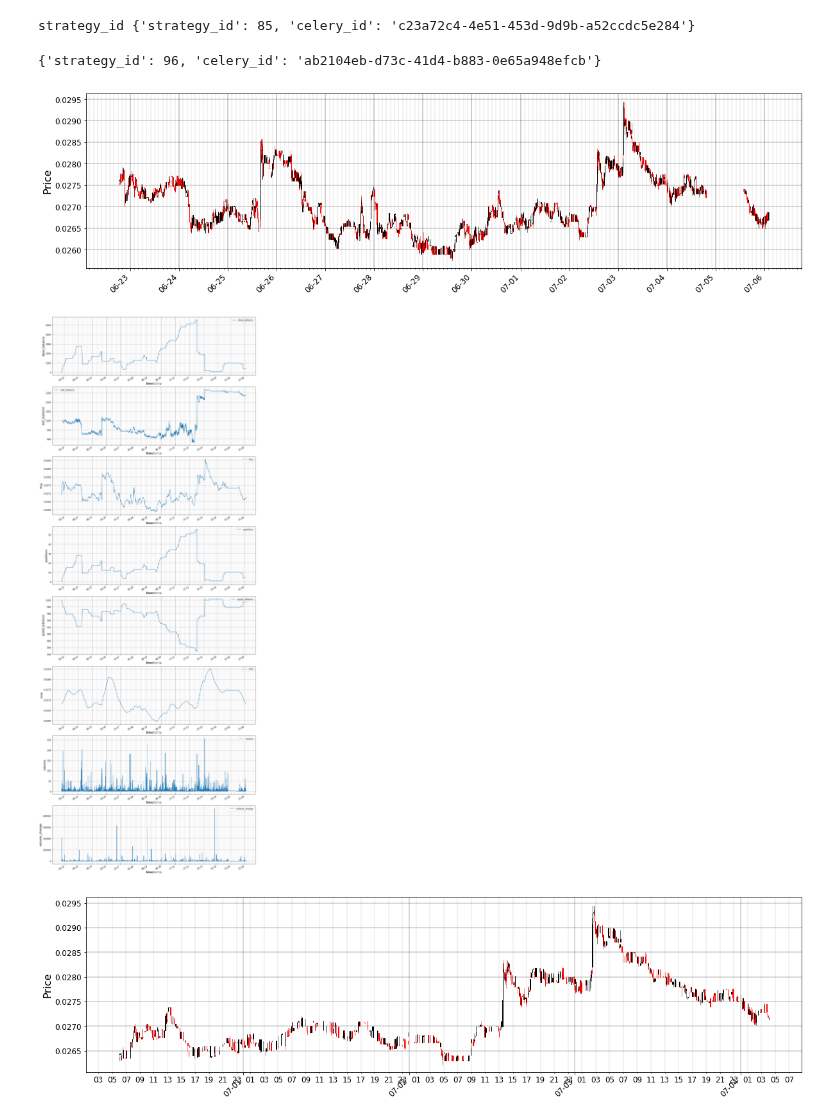
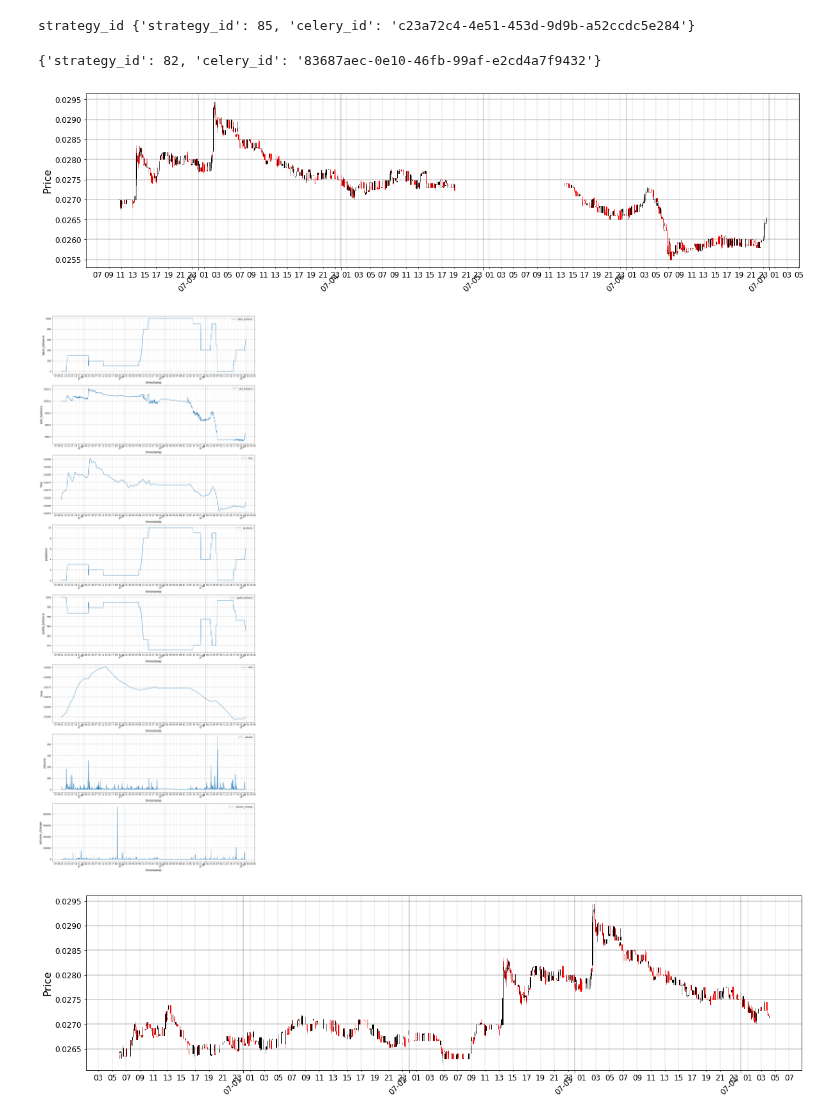
Before and after one commit to eristoddle/KryptoBot, a Jupyter notebook: notebooks/t2_strategies.ipynb, the cells around one changed output. Drawn from its saved outputs; the diff is of its cells as text; code cells hidden in the pictures.

Commit message:
working on backtest, other functionality still working

```diff
--- a/notebooks/t2_strategies.ipynb
+++ b/notebooks/t2_strategies.ipynb
@@ -90,9 +90,9 @@ params = {
         'base_currency': 'ZEC',
         'quote_currency': 'BTC',
         'is_simulated': True,
-        'backtest': True,
-        'start': '2018-06-25',
-        'end': '2018-07-04',
+#         'backtest': True,
+#         'start': '2018-06-25',
+#         'end': '2018-07-04',
     },
     'limits': {
         'capital_base': 1000,
@@ -118,5 +118,5 @@ params = {
 details = manager.run_strategy(params)
 print(details)
 # %% [output]
-{'strategy_id': 96, 'celery_id': 'ab2104eb-d73c-41d4-b883-0e65a948efcb'}
+{'strategy_id': 82, 'celery_id': '83687aec-0e10-46fb-99af-e2cd4a7f9432'}
 # %%
@@ -124,27 +124,23 @@ manager.stop_strategy(93)
 # %%
 from os import getcwd
 from kryptobot.portfolio.manager import Manager
 
 config = getcwd() + '/config.json'
 manager = Manager(config=config)
 %matplotlib inline
 
 # Good Ones: 82, 95
-run_keys = manager.get_strategy_run_keys(96)
-run_key = run_keys[-1]
+# run_keys = manager.get_strategy_run_keys(82)
+# run_key = run_keys[-1]
+# # Candlestick Data
+# manager.show_candle_chart(run_key)
+# # Indicator Data
+# manager.show_indicator_charts(run_key)
 
-# Dataframe
-# results = manager.get_results(run_key)
-# results.tail(100)
-
-# Candlestick Data
-manager.show_candle_chart(run_key)
-
-# Indicator Data
-manager.show_indicator_charts(run_key)
+manager.show_last_strategy_results(82)
 # %% [output]
-[figure, old version]
+[figure, new version]
-[figure, old version]
+[figure, new version]
 # %%
 from os import getcwd
 from kryptobot.portfolio.manager import Manager
```
Also changed, not shown: parts of 2 cells of this notebook, 3 other files.
